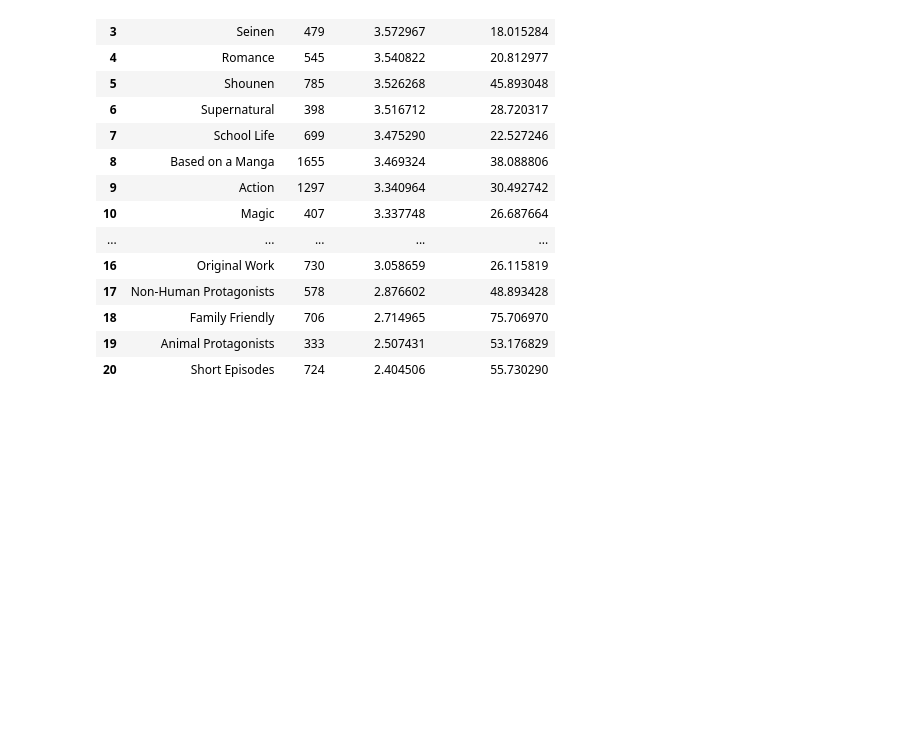
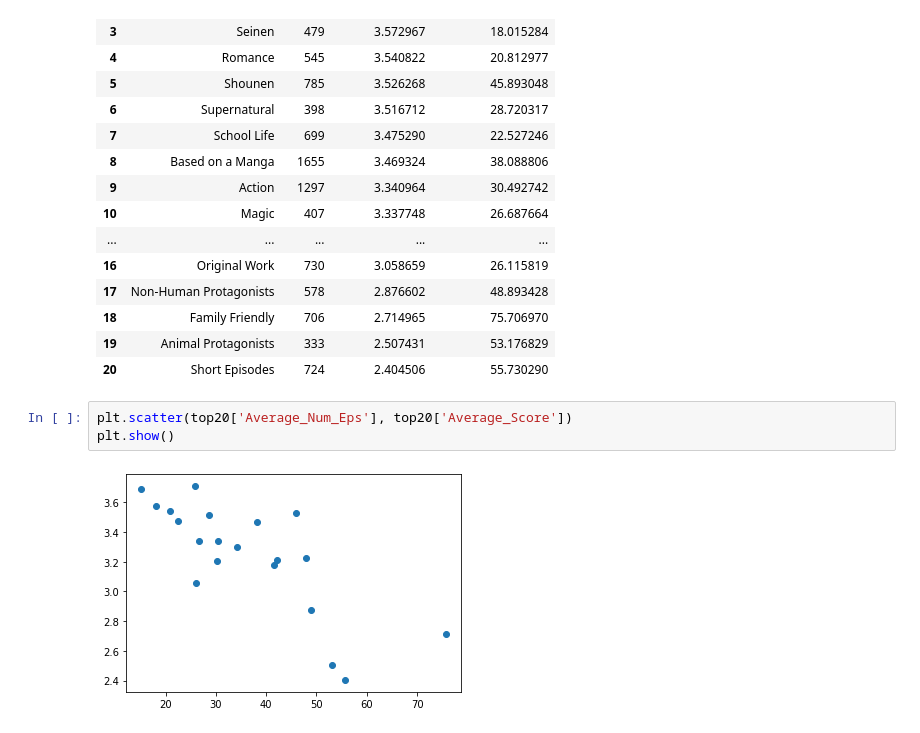
Before and after one commit to carmelamonis/anime-challenge, a Jupyter notebook: myanimelist.ipynb, the cells around one changed output. Drawn from its saved outputs; the diff is of its cells as text; blank space fills up the shorter version.

Commit message:
Start graphs

```diff
--- a/myanimelist.ipynb
+++ b/myanimelist.ipynb
@@ -331,3 +329,8 @@ top20
 | 18 | Family Friendly | 706 | 2.714965 | 75.706970 |
 | 19 | Animal Protagonists | 333 | 2.507431 | 53.176829 |
 | 20 | Short Episodes | 724 | 2.404506 | 55.730290 |
+# %%
+plt.scatter(top20['Average_Num_Eps'], top20['Average_Score'])
+plt.show()
+# %% [output]
+[figure, added]
```
Also changed, not shown: parts of 3 cells of this notebook.
